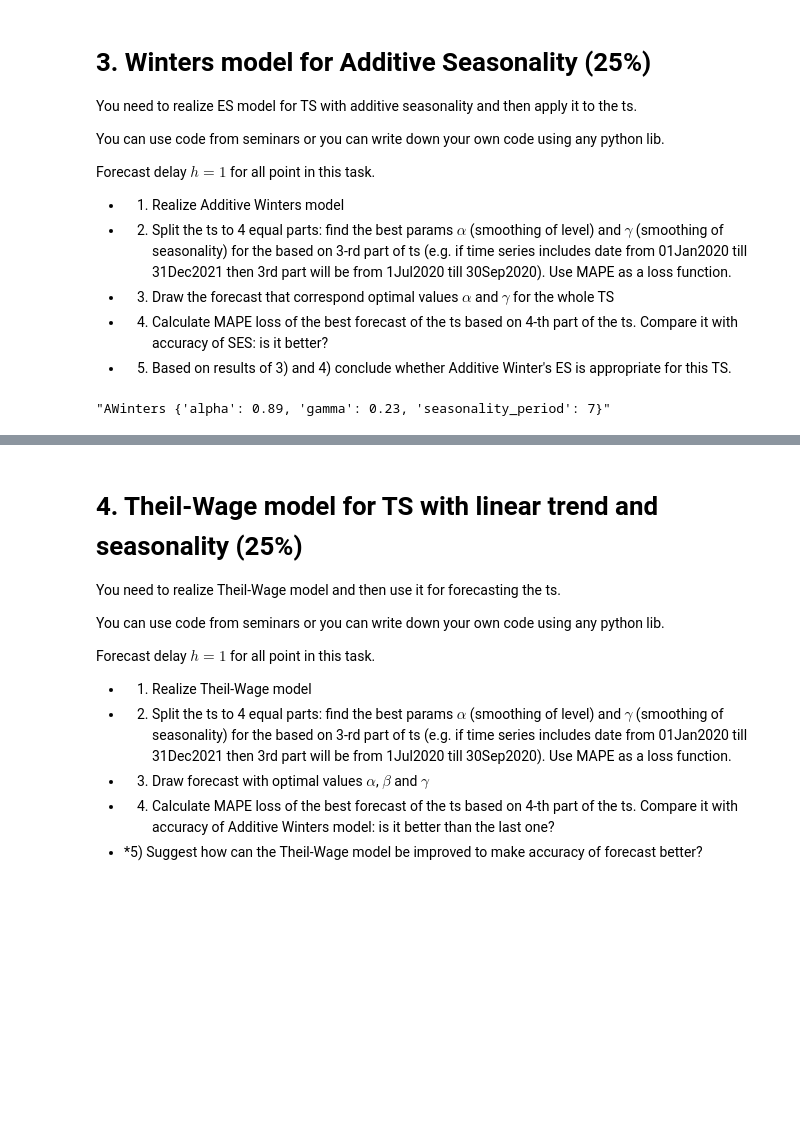
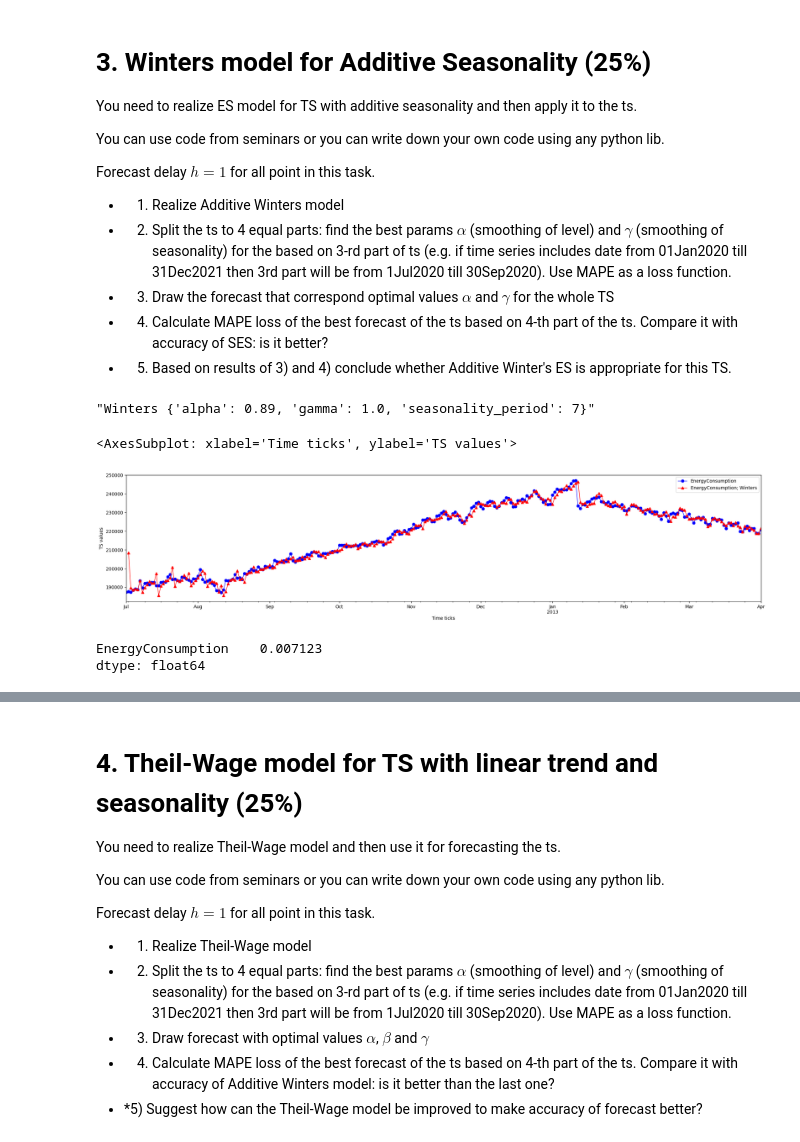
Before and after one commit to olegoid/ATSF, a Jupyter notebook: HW1.ipynb, the cells around one changed output, grey strips where cells are left out. Cells and saved outputs as stored; diff of their text form; code cells hidden in the pictures; blank space fills up the shorter version.

```diff
--- a/HW1.ipynb
+++ b/HW1.ipynb
@@ -286,11 +287,11 @@ GAMMA = np.linspace(0.01,1,10)
 
 third_quarter_ts = ts.loc['2012-07-01':'2013-04-01']
 wint_params_array = [{'alpha':alpha, 'gamma':gamma, 'seasonality_period':7} for alpha in ALPHA for gamma in GAMMA]
-FRC_WINTERS_TS = build_forecast(h=1, ts=ts, alg_name =  'AdditiveWintersExponentialSmoothing', alg_title='AWinters', params_array = wint_params_array, step='D')
+FRC_WINTERS_TS = build_forecast(h=1, ts=third_quarter_ts, alg_name= 'AdditiveWintersExponentialSmoothing', alg_title='Winters', params_array=wint_params_array, step='D')
 # %%
 QualityStr = pd.DataFrame(index = ts.columns, columns = FRC_WINTERS_TS.keys())
 
-ix = ts.loc['2011-01-01':'2014-01-01'].index
+ix = ts.loc['2012-07-01':'2013-04-01'].index
 for param_cntr in sorted(QualityStr.columns):
     frc_ts = FRC_WINTERS_TS[param_cntr]
     QualityStr[param_cntr],_ = qualityMAPE(ts.loc[ix], frc_ts.loc[ix])
@@ -299,4 +300,18 @@ QualityStr[QualityStr.columns].mean().sort_values()
 optimal_params = QualityStr[QualityStr.columns].mean().sort_values().index[0]
 optimal_params
 # %% [output]
-"AWinters {'alpha': 0.89, 'gamma': 0.23, 'seasonality_period': 7}"
+"Winters {'alpha': 0.89, 'gamma': 1.0, 'seasonality_period': 7}"
+# %%
+
+# 3. Draw the forecast that correspond optimal values $\alpha$ and $\gamma$ for the whole TS
+plot_ts_forecast(ts.loc['2012-07-01':'2013-04-01'], FRC_WINTERS_TS[optimal_params].loc['2012-07-01':'2013-04-01'], ts_num=0, alg_title='Winters')
+# %% [output]
+<AxesSubplot: xlabel='Time ticks', ylabel='TS values'>
+[figure, added]
+# %%
+# 4. Calculate MAPE loss of the best forecast of the ts based on 4-th part of the ts. Compare it with accuracy of SES: is it better?
+
+qualityMAPE(ts.loc['2012-07-01':'2013-04-01'], FRC_WINTERS_TS[optimal_params].loc['2012-07-01':'2013-04-01'])[0]
+# %% [output]
+EnergyConsumption    0.007123
+dtype: float64
```
Also changed, not shown: parts of 13 cells of this notebook.
